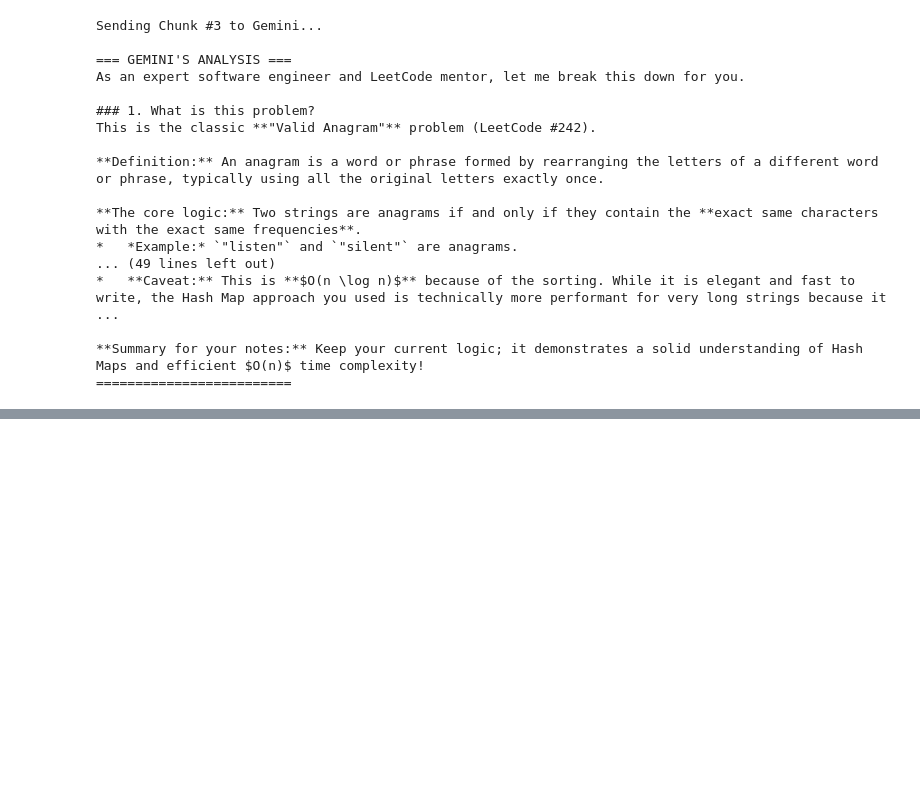
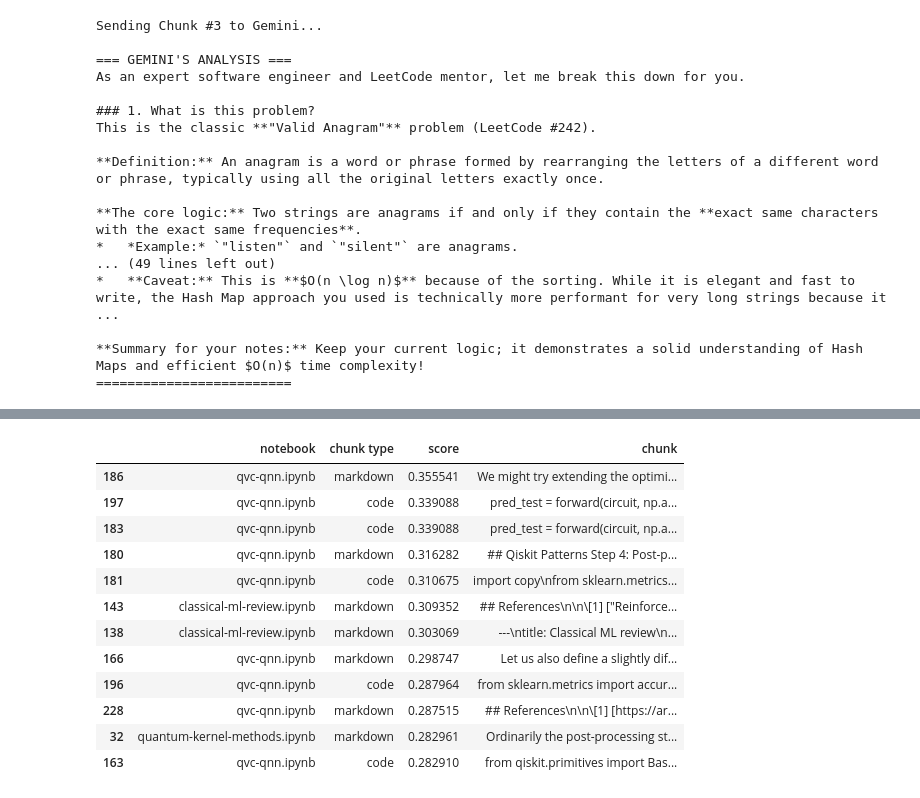
Before and after one commit to AhmadWali04/JupyterNoteGraph, a Jupyter notebook: testing.ipynb, the cells around one changed output, grey strips where cells are left out. Drawn from its saved outputs; the diff is of its cells as text; code cells hidden in the pictures; blank space fills up the shorter version.

Commit message:
Saving progress, trying to get docling and PDF's going

```diff
--- a/testing.ipynb
+++ b/testing.ipynb
@@ -228,0 +216,12 @@ display(retrieved)
+# %%
+notebooks = "/Users/ahmadwali04/Desktop/personal/Research/IBM/QuantumML"
+df2 = pd.DataFrame()
+for file in os.listdir(notebooks):
+    if file.endswith(".ipynb"):
+        path = os.path.join(notebooks, file)
+        temp = load_notebook_to_df(path)
+        if temp is None:
+            continue
+        temp["notebook"] = file
+        df2 = pd.concat([df2, temp], ignore_index=True)
+display(df2)
@@ -228,0 +244,60 @@ display(retrieved)
+# %%
+query = "What is a quantum neural network? Please leave citations on which part of which notebook I should go read"
+# query  = "What is the image in the 'Generalization' section of 'classical-ml-review.ipynb' trying to conveey?"
+
+# Build embeddings for all chunks across notebooks
+chunks = df2["chunk"].fillna("").tolist()
+embeddings_all = st_model.encode(
+    chunks,
+    convert_to_numpy=True,
+    normalize_embeddings=True,
+)
+
+# Retrieve top relevant chunks
+query_embedding = st_model.encode(
+    [query],
+    convert_to_numpy=True,
+    normalize_embeddings=True,
+)[0]
+
+scores = np.dot(embeddings_all, query_embedding)
+top_k = 12
+top_indices = scores.argsort()[::-1][:top_k]
+
+hits = df2.iloc[top_indices].copy()
+hits["score"] = scores[top_indices]
+hits = hits.sort_values("score", ascending=False)
+
+# Build context with explicit citation handles
+context_parts = []
+for row_idx, row in hits.iterrows():
+    context_parts.append(
+        f"[CITATION: notebook={row['notebook']}, row={row_idx}, type={row['chunk type']}, score={row['score']:.3f}]\n"
+        f"{str(row['chunk'])[:2000]}"
+    )
+
+context = "\n\n".join(context_parts)
+
+prompt = f"""
+You are an expert quantum ML tutor.
+Answer the user's question using only the context below.
+When you make a claim, add citations in this exact format:
+[notebook: <name>, row: <row_index>]
+
+If context is insufficient, say so clearly.
+
+CONTEXT:
+{context}
+
+USER QUESTION:
+{query}
+"""
+
+response = client.models.generate_content(
+    model="gemini-3.1-flash-lite",
+    contents=prompt,
+)
+
+print(response.text)
+display(hits[["notebook", "chunk type", "score", "chunk"]])
+# %% [output]
@@ -228,0 +305,13 @@ display(retrieved)
+|  | notebook | chunk type | score | chunk |
+| 186 | qvc-qnn.ipynb | markdown | 0.355541 | We might try extending the optimi... |
+| 197 | qvc-qnn.ipynb | code | 0.339088 | pred_test = forward(circuit, np.a... |
+| 183 | qvc-qnn.ipynb | code | 0.339088 | pred_test = forward(circuit, np.a... |
+| 180 | qvc-qnn.ipynb | markdown | 0.316282 | ## Qiskit Patterns Step 4: Post-p... |
+| 181 | qvc-qnn.ipynb | code | 0.310675 | import copy\nfrom sklearn.metrics... |
+| 143 | classical-ml-review.ipynb | markdown | 0.309352 | ## References\n\n\[1] ["Reinforce... |
+| 138 | classical-ml-review.ipynb | markdown | 0.303069 | ---\ntitle: Classical ML review\n... |
+| 166 | qvc-qnn.ipynb | markdown | 0.298747 | Let us also define a slightly dif... |
+| 196 | qvc-qnn.ipynb | code | 0.287964 | from sklearn.metrics import accur... |
+| 228 | qvc-qnn.ipynb | markdown | 0.287515 | ## References\n\n\[1] [https://ar... |
+| 32 | quantum-kernel-methods.ipynb | markdown | 0.282961 | Ordinarily the post-processing st... |
+| 163 | qvc-qnn.ipynb | code | 0.282910 | from qiskit.primitives import Bas... |
```
Also changed, not shown: parts of 11 cells of this notebook, 3 other files.
